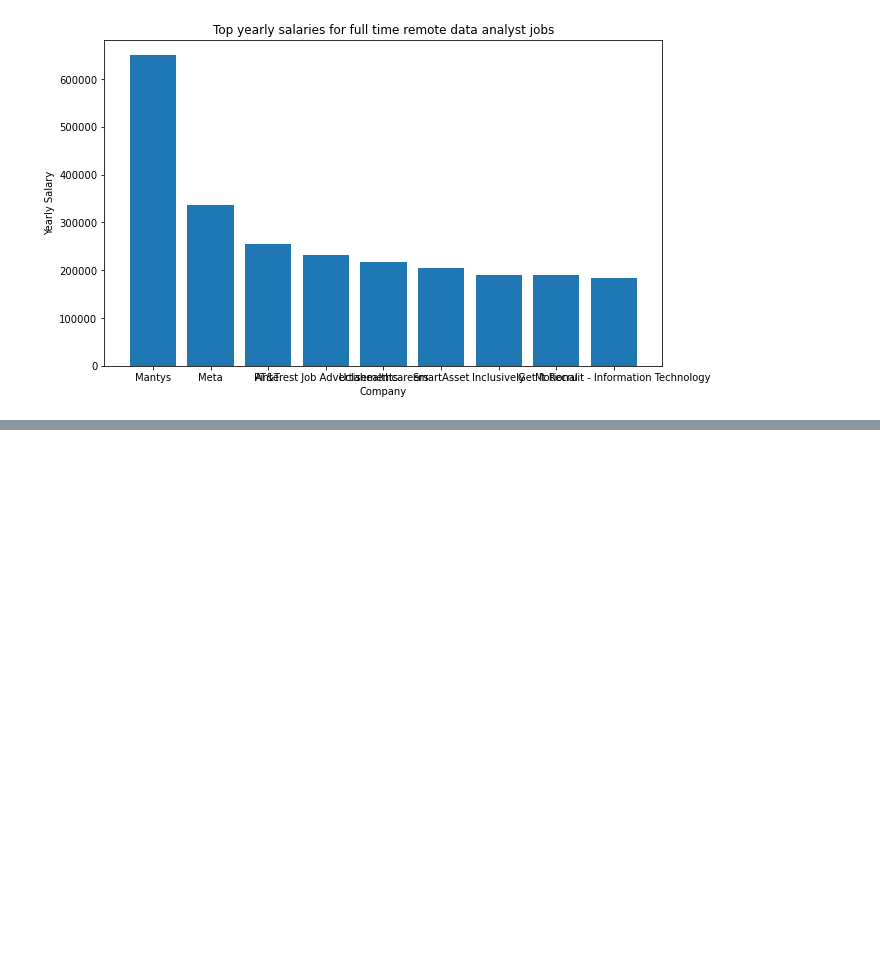
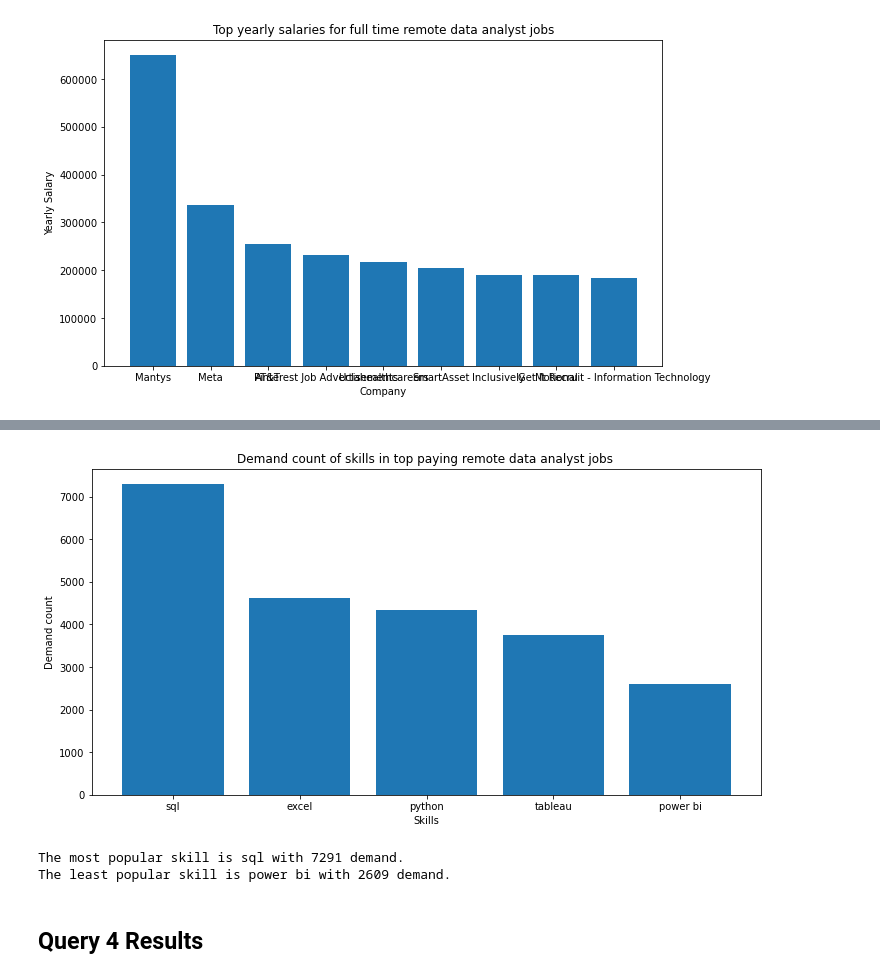
Before and after one commit to DanielTomaro13/SQL-project, a Jupyter notebook: Python_analysis.ipynb, the cells around one changed output, grey strips where cells are left out. Cells and saved outputs as stored; diff of their text form; code cells hidden in the pictures; blank space fills up the shorter version.

Commit message:
Completed python analysis

```diff
--- a/Python_analysis.ipynb
+++ b/Python_analysis.ipynb
@@ -163,0 +754,25 @@ plt.show()
+# %%
+data = [
+  {
+    "skills": "sql",
+    "demand_count": "7291"
+  },
+  {
+    "skills": "excel",
+    "demand_count": "4611"
+  },
+  {
+    "skills": "python",
+    "demand_count": "4330"
+  },
+  {
+    "skills": "tableau",
+    "demand_count": "3745"
+  },
+  {
+    "skills": "power bi",
+    "demand_count": "2609"
+  }
+]
+
+df3 = pd.DataFrame(data)
@@ -163,0 +788,27 @@ plt.show()
+# %%
+df3['demand_count'] = pd.to_numeric(df3['demand_count'], errors='coerce')
+
+plt.figure(figsize=(12,6))
+plt.bar(df3['skills'],df3['demand_count'])
+plt.xlabel('Skills')
+plt.ylabel('Demand count')
+plt.title('Demand count of skills in top paying remote data analyst jobs ')
+
+plt.show()
+# %% [output]
+[figure, added]
+# %%
+
+most_popular_count = df3['demand_count'].max()
+least_popular_count = df3['demand_count'].min()
+
+most_popular_skill = df3[df3['demand_count'] == most_popular_count]['skills'].values[0]
+least_popular_skill = df3[df3['demand_count'] == least_popular_count]['skills'].values[0]
+
+print(f'The most popular skill is {most_popular_skill} with {most_popular_count} demand.')
+print(f'The least popular skill is {least_popular_skill} with {least_popular_count} demand.')
+# %% [output]
+The most popular skill is sql with 7291 demand.
+The least popular skill is power bi with 2609 demand.
+# %% [markdown]
+## Query 4 Results
```
Also changed, not shown: parts of 23 cells of this notebook.
